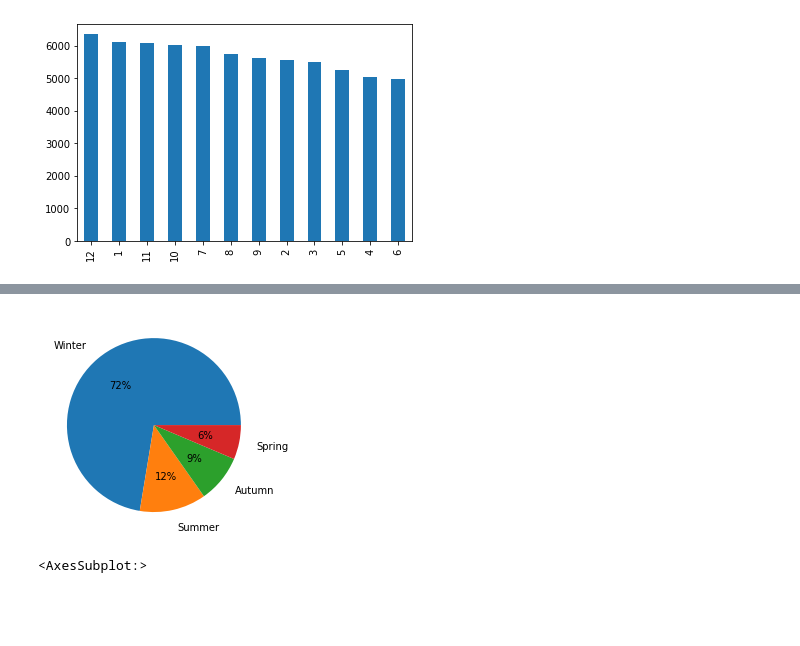
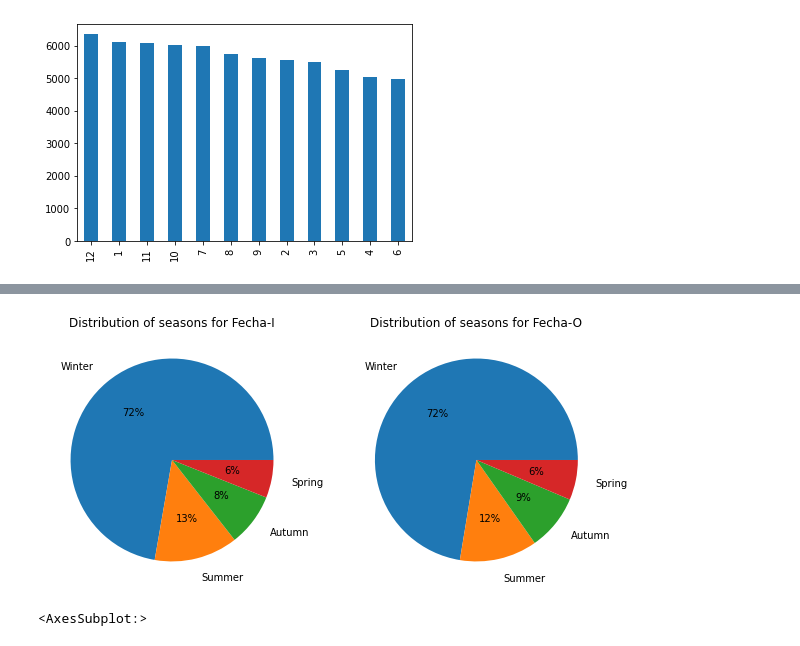
Before and after one commit to MariaPonomarenko38/Data-Scientist-Challenge, a Jupyter notebook: solution.ipynb, the cells around one changed output, grey strips where cells are left out. Saved outputs shown, nothing was run; the diff lists cells and outputs as text; code cells hidden in the pictures; blank space fills up the shorter version.

```diff
--- a/solution.ipynb
+++ b/solution.ipynb
@@ -72,9 +75,20 @@ frame.axes.get_yaxis().set_visible(False)
-# %%
-time_of_the_year = data['Fecha-O'].apply(lambda x: time_of_year(x.hour))
-frame = time_of_the_year.value_counts().plot(kind='pie', labeldistance=1.2, autopct='%1.0f%%')
-frame.axes.get_yaxis().set_visible(False)
-# %% [output]
-[figure, removed]
+# %%
+fig, axs = plt.subplots(1, 2, figsize=(10, 5))
+
+time_of_the_year1 = data['Fecha-I'].apply(lambda x: time_of_year(x.hour))
+axs[0].pie(time_of_the_year1.value_counts(), labels=list(time_of_the_year1.value_counts().keys()), labeldistance=1.2, autopct='%1.0f%%')
+
+time_of_the_year2 = data['Fecha-O'].apply(lambda x: time_of_year(x.hour))
+axs[1].pie(time_of_the_year2.value_counts(), labels=list(time_of_the_year1.value_counts().keys()), labeldistance=1.2, autopct='%1.0f%%')
+
+axs[0].set_title("Distribution of seasons for Fecha-I")
+
+axs[1].set_title("Distribution of seasons for Fecha-O")
+
+
+plt.show()
+# %% [output]
+[figure, added]
 # %%
 def time_of_day(hour):
     if 6 <= hour < 12:
```
Also changed, not shown: parts of 7 cells of this notebook.
